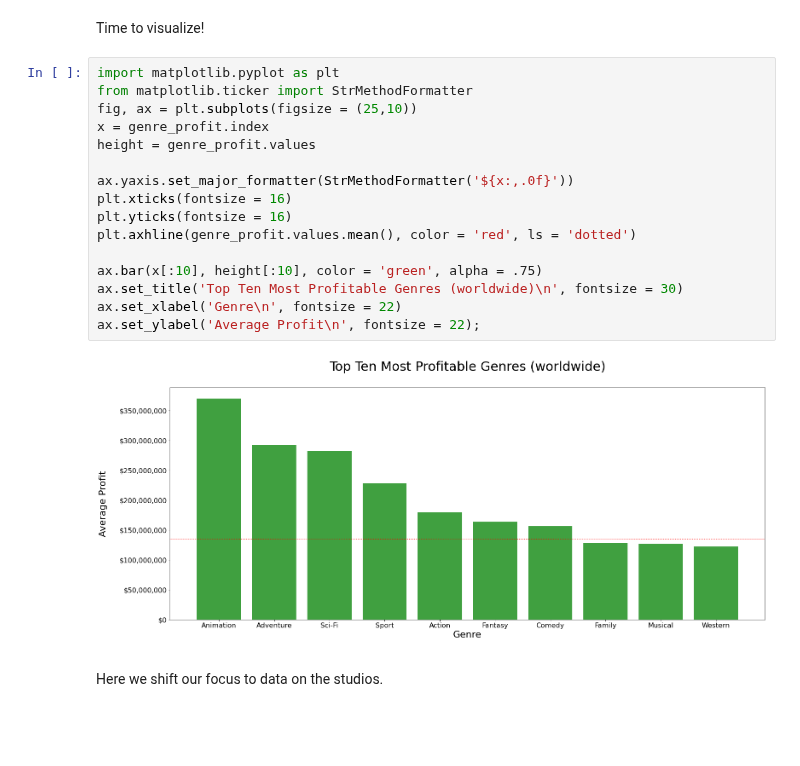
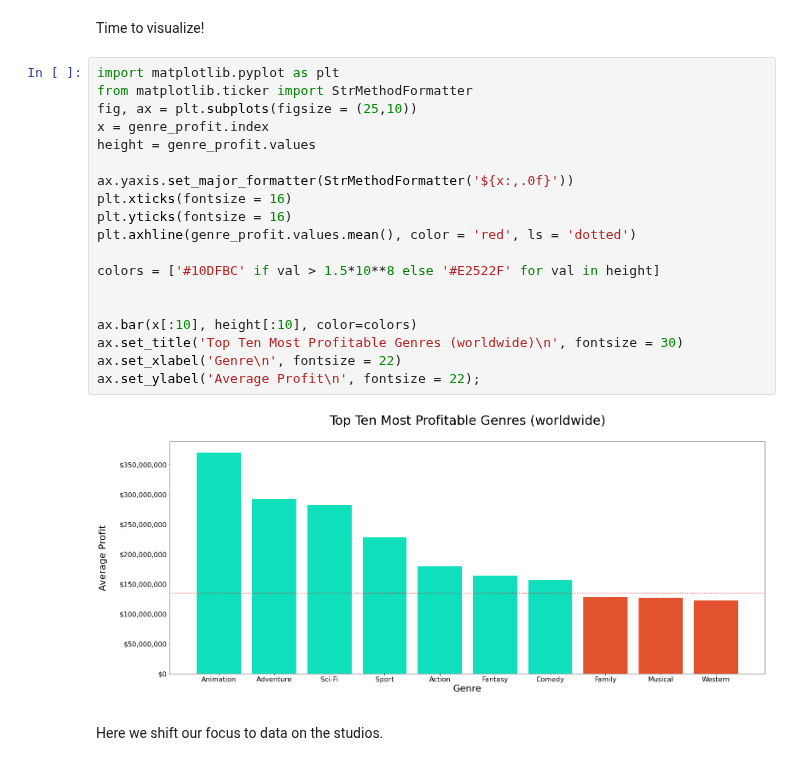
Before and after one commit to dcruzven/Movie-Analysis-Project, a Jupyter notebook: profit_work/Tom's Notebook.ipynb, the cells around one changed output. Cells and saved outputs as stored; diff of their text form; blank space fills up the shorter version.

```diff
--- a/profit_work/Tom's Notebook.ipynb
+++ b/profit_work/Tom's Notebook.ipynb
@@ -68,21 +88,24 @@ Time to visualize!
 # %%
 import matplotlib.pyplot as plt
 from matplotlib.ticker import StrMethodFormatter
 fig, ax = plt.subplots(figsize = (25,10))
 x = genre_profit.index
 height = genre_profit.values
 
 ax.yaxis.set_major_formatter(StrMethodFormatter('${x:,.0f}'))
 plt.xticks(fontsize = 16)
 plt.yticks(fontsize = 16)
 plt.axhline(genre_profit.values.mean(), color = 'red', ls = 'dotted')
 
-ax.bar(x[:10], height[:10], color = 'green', alpha = .75)
+colors = ['#10DFBC' if val > 1.5*10**8 else '#E2522F' for val in height]
+
+
+ax.bar(x[:10], height[:10], color=colors)
 ax.set_title('Top Ten Most Profitable Genres (worldwide)\n', fontsize = 30)
 ax.set_xlabel('Genre\n', fontsize = 22)
 ax.set_ylabel('Average Profit\n', fontsize = 22);
 # %% [output]
-[figure, old version]
+[figure, new version]
 # %% [markdown]
 Here we shift our focus to data on the studios.
 # %%
```
Also changed, not shown: parts of 8 cells of this notebook.
